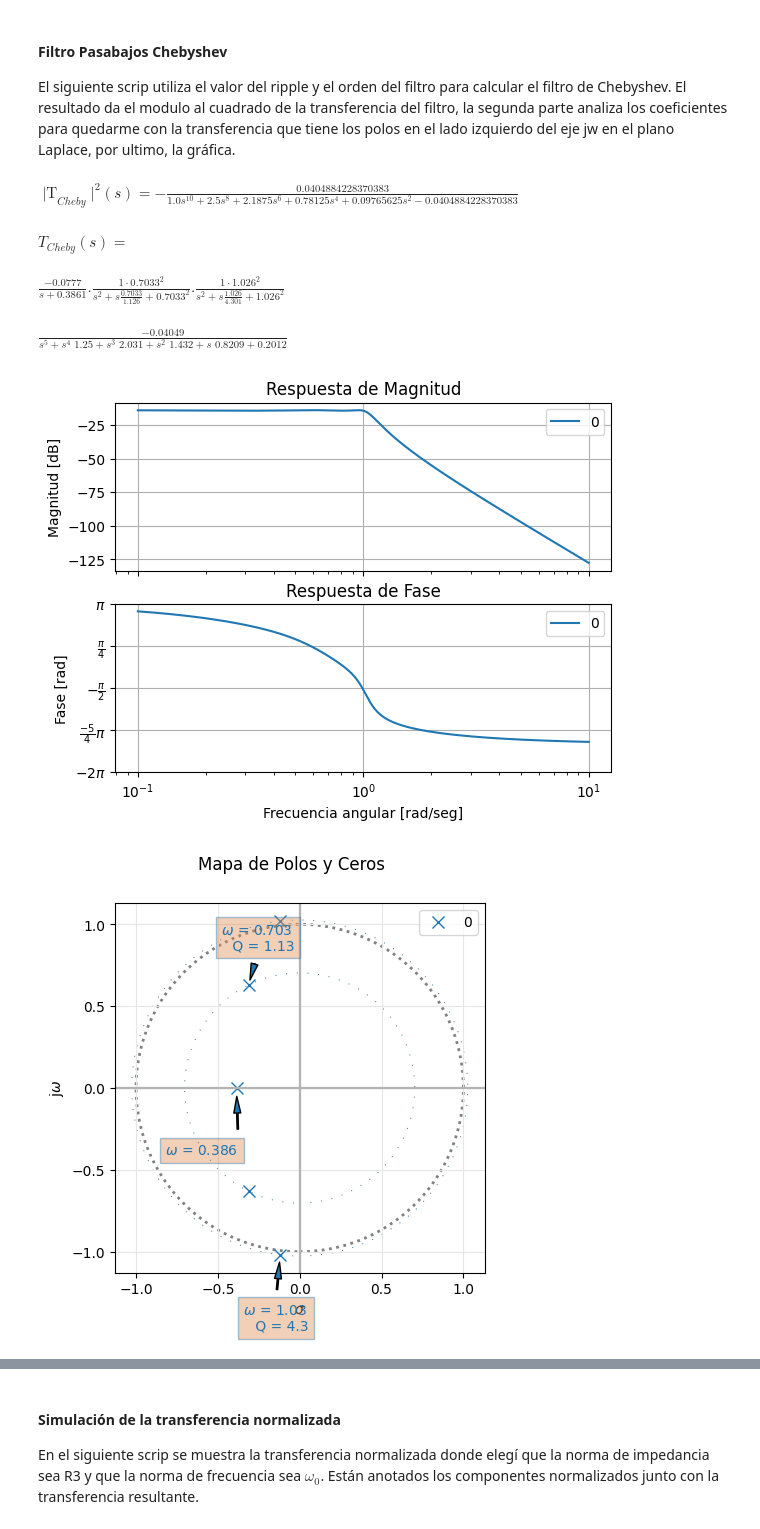
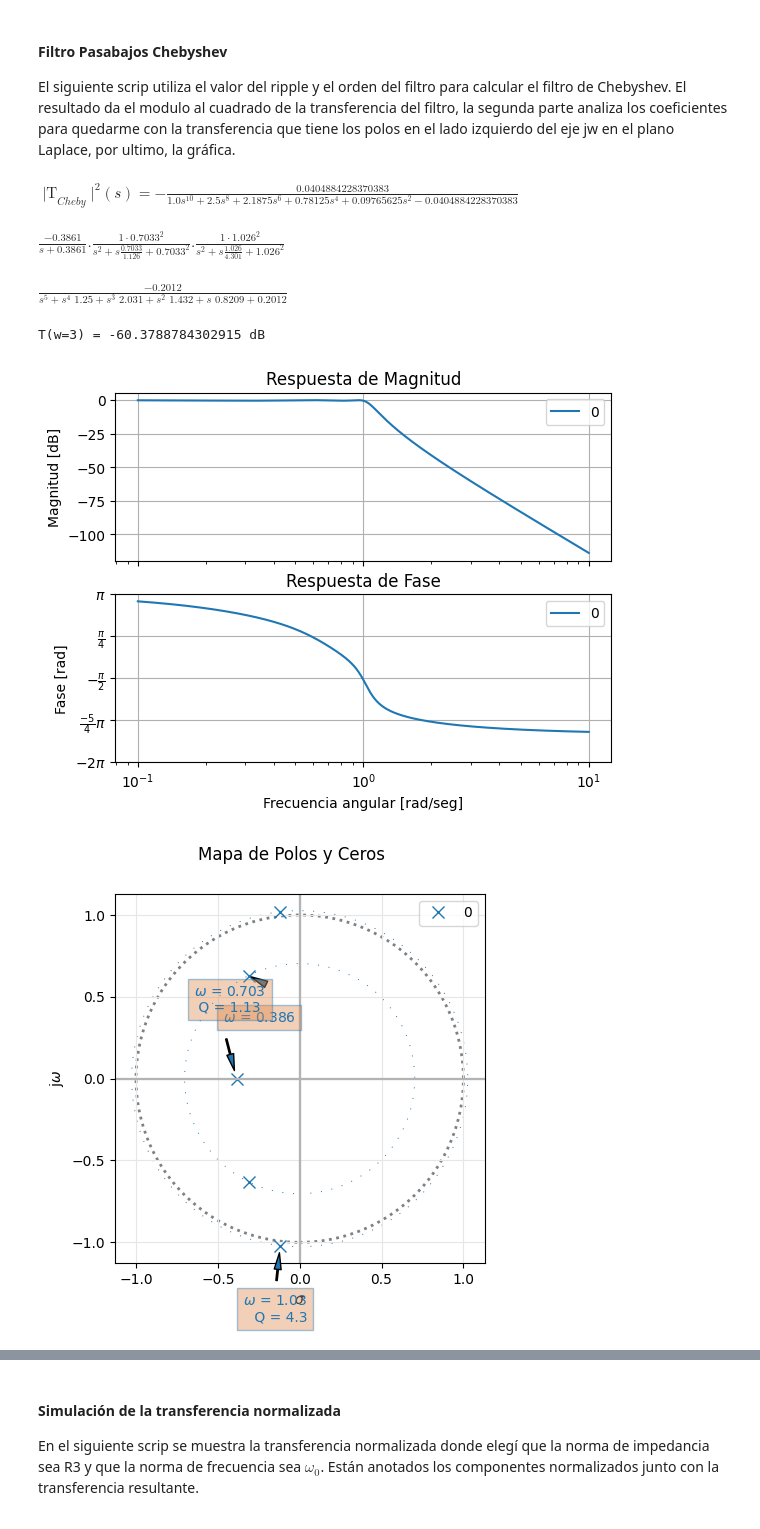
Before and after one commit to IOleaG8/Teoria-de-los-Circuitos, a Jupyter notebook: ts2/tc2_ts2_Ignacio_Olea.ipynb, the cells around one changed output, grey strips where cells are left out. Drawn from its saved outputs; the diff is of its cells as text; code cells hidden in the pictures.

```diff
--- a/ts2/tc2_ts2_Ignacio_Olea.ipynb
+++ b/ts2/tc2_ts2_Ignacio_Olea.ipynb
@@ -170,41 +175,43 @@ w_ = list(T.free_symbols)[0] # Permite que .subs funcione
 T = T.subs(w_, s/sp.I)
 
 # Dejo mónico el polinomio
 T_poly = sp.Poly(T, s)
 cp = T_poly.LC()
 T = (1/cp) / (T/cp)
 
 display(Eq(sp.Function("|T_{Cheby}|^2")(s), T))
 
 #----------------------------------------------------------------------------------------------------------------------
 
 # Asigno los valores del módulo de la transferencia al cuadrado
-num = -0.0404884228370383
-den = np.array([1, 0, 2.5, 0, 2.1875, 0, 0.78125, 0 , 0.09765625, 0 , -0.0404884228370383])
+num = -0.040488
+den = np.array([1, 0, 2.5, 0, 2.1875, 0, 0.78125, 0 , 0.09765625, 0 , -0.040488])
 
 # Calculo sus polos y me quedo solo con los que están en el lado izquierdo del eje jw del plano Laplace
 cheby_roots = np.roots(den)
 cheby_roots = cheby_roots[ np.real(cheby_roots) < 0 ]
 
 # Consigo la Función Transferencia
 z = []
 p = cheby_roots
-k = num
+k = -np.sqrt(np.abs(num))
 num, den = sig.zpk2tf(z,p,k)
 mi_tf = sig.TransferFunction(num,den)
 
-
 analyze_sys( mi_tf )
 this_sos = tf2sos_analog(num, den)
-display(Math(r"T_{Cheby}(s)=", a))
+#display(Math(r"T_{Cheby}(s)=", a))
 pretty_print_SOS(this_sos, mode='omegayq')
 
 pretty_print_lti(num,den)
+
+w_out, H = sig.freqresp(mi_tf, [3])
+print("\nT(w=3) =", 20*np.log10(abs(H[0])) , "dB")
 # %% [output]
 $\displaystyle \operatorname{|T}_{Cheby}|^2{\left(s \right)} = - \frac{0.0404884228370383}{1.0 s^{10} + 2.5 s^{8} + 2.1875 s^{6} + 0.78125 s^{4} + 0.09765625 s^{2} - 0.0404884228370383}$
-$\displaystyle T_{Cheby}(s)=$
+$\displaystyle   \frac{-0.3861 }{s + 0.3861 } . \frac{  1 \cdot 0.7033^2}{s^2 + s \frac{0.7033}{1.126} + 0.7033^2} . \frac{  1 \cdot 1.026^2}{s^2 + s \frac{1.026}{4.301} + 1.026^2}$
-$\displaystyle   \frac{-0.0777 }{s + 0.3861 } . \frac{  1 \cdot 0.7033^2}{s^2 + s \frac{0.7033}{1.126} + 0.7033^2} . \frac{  1 \cdot 1.026^2}{s^2 + s \frac{1.026}{4.301} + 1.026^2}$
+$\displaystyle \frac{-0.2012 }{s^5 + s^4 \,\, 1.25 + s^3 \,\, 2.031 + s^2 \,\, 1.432 + s \,\, 0.8209 + 0.2012 }$
-$\displaystyle \frac{-0.04049 }{s^5 + s^4 \,\, 1.25 + s^3 \,\, 2.031 + s^2 \,\, 1.432 + s \,\, 0.8209 + 0.2012 }$
+T(w=3) = -60.3788784302915 dB
-[figure, old version]
+[figure, new version]
-[figure, old version]
+[figure, new version]
 [figure]
```
Also changed, not shown: parts of 7 cells of this notebook.
